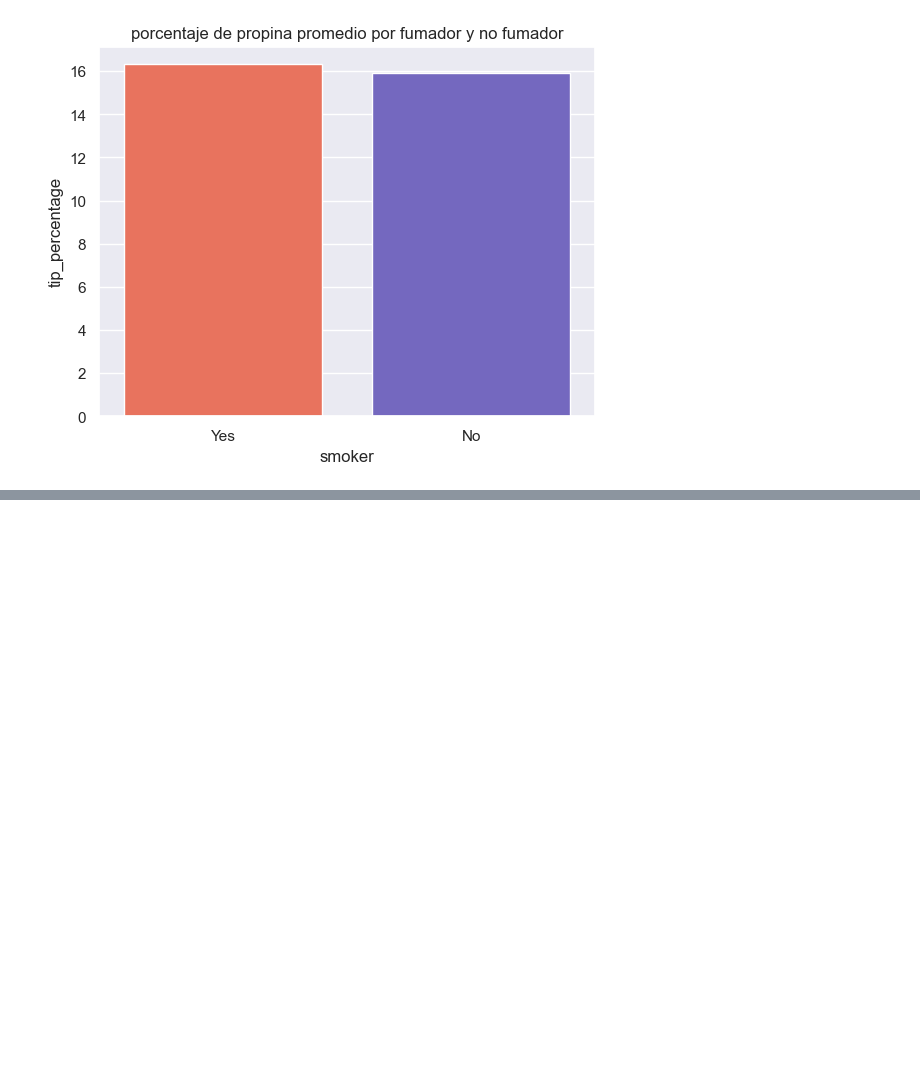
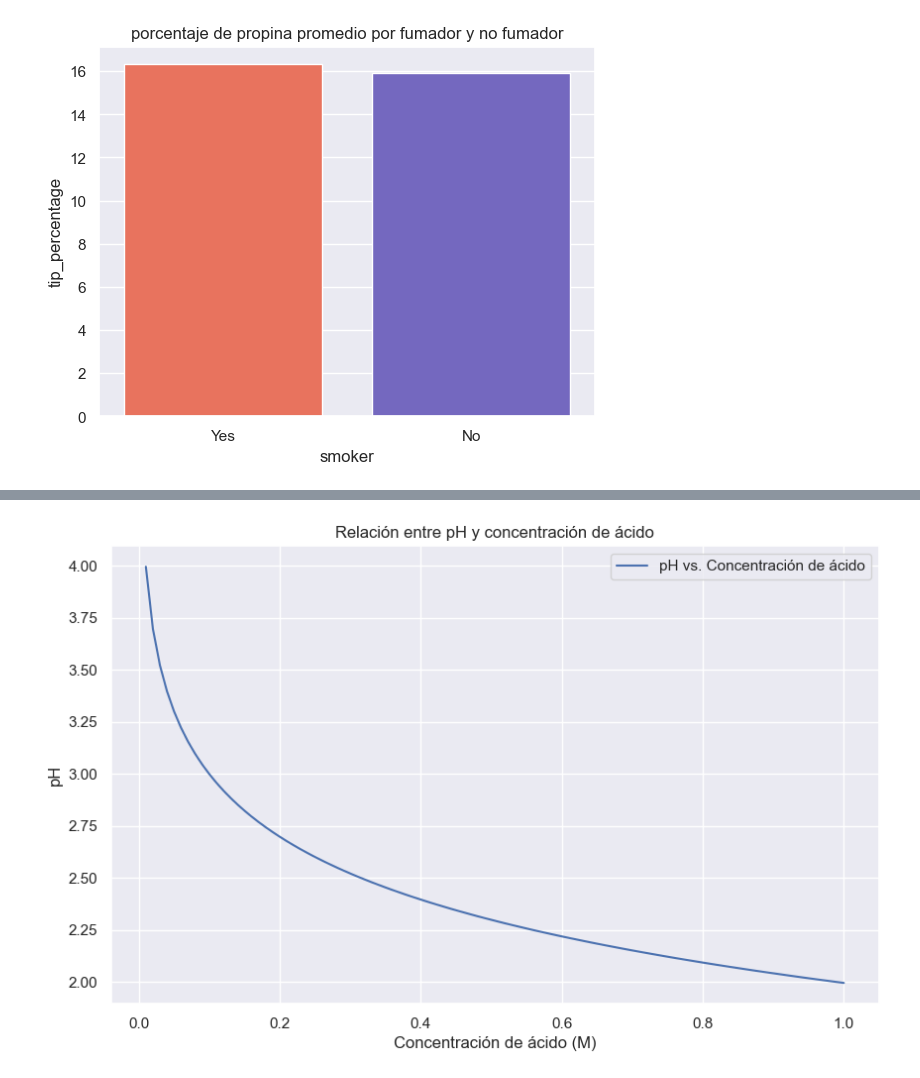
Before and after one commit to emilianostic/analisdedatos, a Jupyter notebook: datos/Scripts/AnalisisDatos.ipynb, the cells around one changed output, grey strips where cells are left out. Saved outputs shown, nothing was run; the diff lists cells and outputs as text; code cells hidden in the pictures; blank space fills up the shorter version.

```diff
--- a/datos/Scripts/AnalisisDatos.ipynb
+++ b/datos/Scripts/AnalisisDatos.ipynb
@@ -732,0 +767,29 @@ Passing `palette` without assigning `hue` is deprecated and will be removed in v
+# %%
+import numpy as np
+import matplotlib.pyplot as plt
+
+# Coeficientes polinómicos
+a = 1e-4
+b = 1e-2
+c = 1e-6
+
+# Concentración de ácido (C) en el rango de 0.01 M a 1 M
+C = np.linspace(0.01, 1, 100)
+
+# Concentración de iones H+ en función de C
+H_concentration = a * C**2 + b * C + c
+
+# pH en función de la concentración de iones H+
+pH = -np.log10(H_concentration)
+
+# Graficar la relación
+plt.figure(figsize=(10, 6))
+plt.plot(C, pH, label='pH vs. Concentración de ácido')
+plt.xlabel('Concentración de ácido (M)')
+plt.ylabel('pH')
+plt.title('Relación entre pH y concentración de ácido')
+plt.legend()
+plt.grid(True)
+plt.show()
+# %% [output]
+[figure, added]
```
Also changed, not shown: parts of 18 cells of this notebook.
